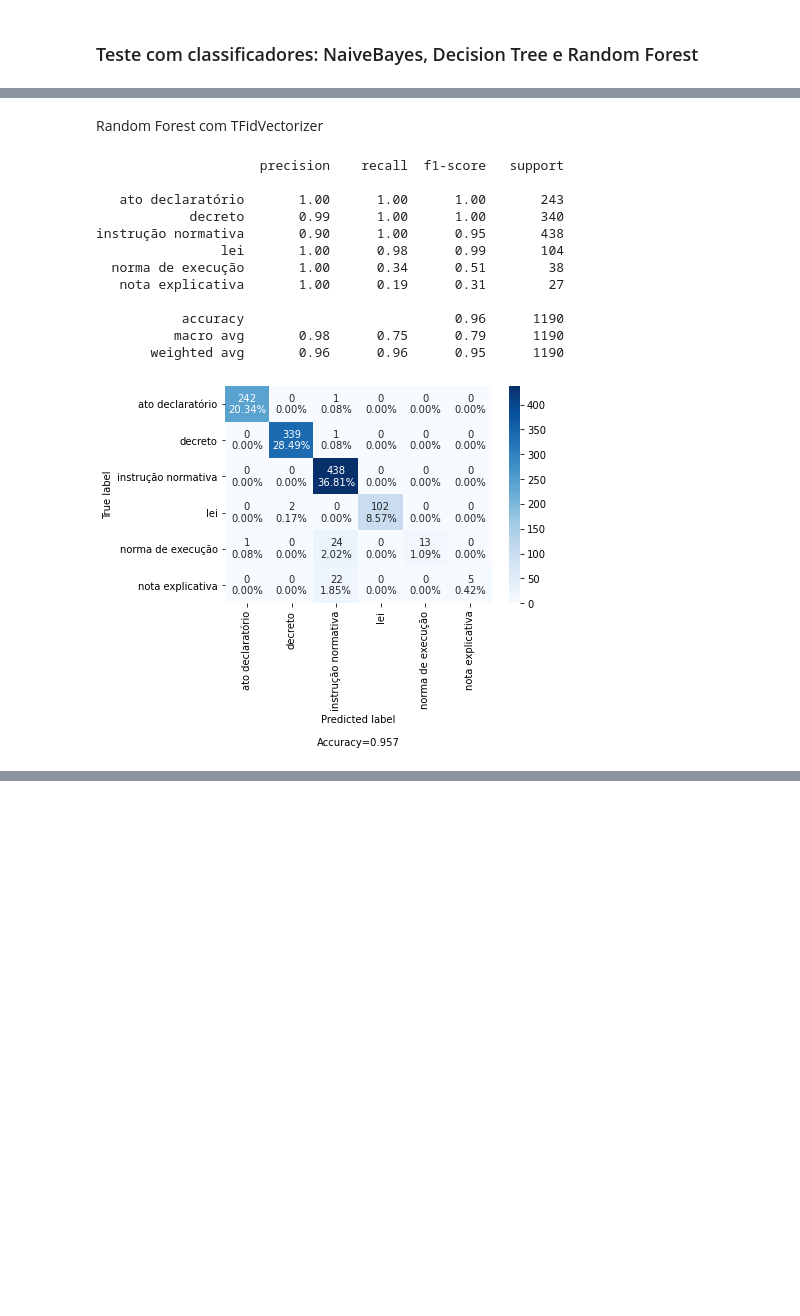
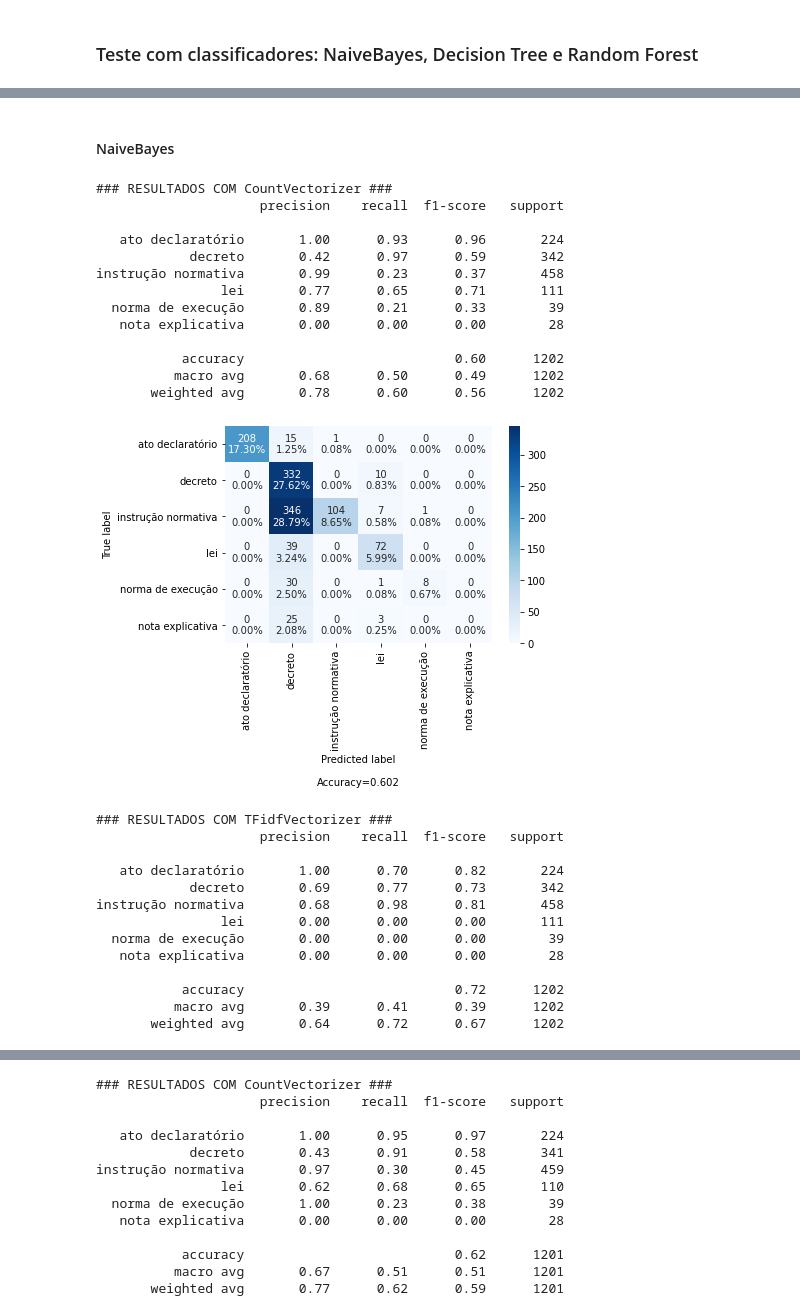
Before and after one commit to romulofff/datascience_trabalho_sefaz, a Jupyter notebook: notebooks/sefaz_analysis_classification.ipynb, the cells around one changed output, grey strips where cells are left out. Cells and saved outputs as stored; diff of their text form; code cells hidden in the pictures; blank space fills up the shorter version.

Commit message:
Implementada validação cruzada, conclusão dos resultados escrita

```diff
--- a/notebooks/sefaz_analysis_classification.ipynb
+++ b/notebooks/sefaz_analysis_classification.ipynb
@@ -225,5 +228,3 @@ Separação dos dados em treino e teste
 # %%
 X = df['content']
 y = df['doc_type']
-# %%
-X_train, X_test, y_train, y_test = train_test_split(X, y, test_size=0.33, random_state=42)
@@ -368,25 +290,32 @@ instrução normativa       0.91      1.00      0.95       438
-# %% [markdown]
-Random Forest com TFidVectorizer
-# %%
-clf = RandomForestClassifier().fit(X_train_t, y_train)
-
-pred = clf.predict(X_test_t)
-
-print(classification_report(y_test, pred))
-
-cm = confusion_matrix(y_test, pred)
-make_confusion_matrix(cm, categories=categories)
-# %% [output]
-                     precision    recall  f1-score   support
-
-   ato declaratório       1.00      1.00      1.00       243
-            decreto       0.99      1.00      1.00       340
-instrução normativa       0.90      1.00      0.95       438
-                lei       1.00      0.98      0.99       104
-  norma de execução       1.00      0.34      0.51        38
-   nota explicativa       1.00      0.19      0.31        27
-
-           accuracy                           0.96      1190
-          macro avg       0.98      0.75      0.79      1190
-       weighted avg       0.96      0.96      0.95      1190
-[figure, removed]
+# %% [markdown]
+#### NaiveBayes
+# %%
+avg_accuracy_c, std_c, avg_accuracy_t, std_t = get_results(MultinomialNB())
+# %% [output]
+### RESULTADOS COM CountVectorizer ###
+                     precision    recall  f1-score   support
+
+   ato declaratório       1.00      0.93      0.96       224
+            decreto       0.42      0.97      0.59       342
+instrução normativa       0.99      0.23      0.37       458
+                lei       0.77      0.65      0.71       111
+  norma de execução       0.89      0.21      0.33        39
+   nota explicativa       0.00      0.00      0.00        28
+
+           accuracy                           0.60      1202
+          macro avg       0.68      0.50      0.49      1202
+       weighted avg       0.78      0.60      0.56      1202
+[figure, added]
+### RESULTADOS COM TFidfVectorizer ###
+                     precision    recall  f1-score   support
+
+   ato declaratório       1.00      0.70      0.82       224
+            decreto       0.69      0.77      0.73       342
+instrução normativa       0.68      0.98      0.81       458
+                lei       0.00      0.00      0.00       111
+  norma de execução       0.00      0.00      0.00        39
+   nota explicativa       0.00      0.00      0.00        28
+
+           accuracy                           0.72      1202
+          macro avg       0.39      0.41      0.39      1202
+       weighted avg       0.64      0.72      0.67      1202
@@ -392,0 +323,13 @@ instrução normativa       0.90      1.00      0.95       438
+### RESULTADOS COM CountVectorizer ###
+                     precision    recall  f1-score   support
+
+   ato declaratório       1.00      0.95      0.97       224
+            decreto       0.43      0.91      0.58       341
+instrução normativa       0.97      0.30      0.45       459
+                lei       0.62      0.68      0.65       110
+  norma de execução       1.00      0.23      0.38        39
+   nota explicativa       0.00      0.00      0.00        28
+
+           accuracy                           0.62      1201
+          macro avg       0.67      0.51      0.51      1201
+       weighted avg       0.77      0.62      0.59      1201
```
Also changed, not shown: parts of 24 cells of this notebook.
